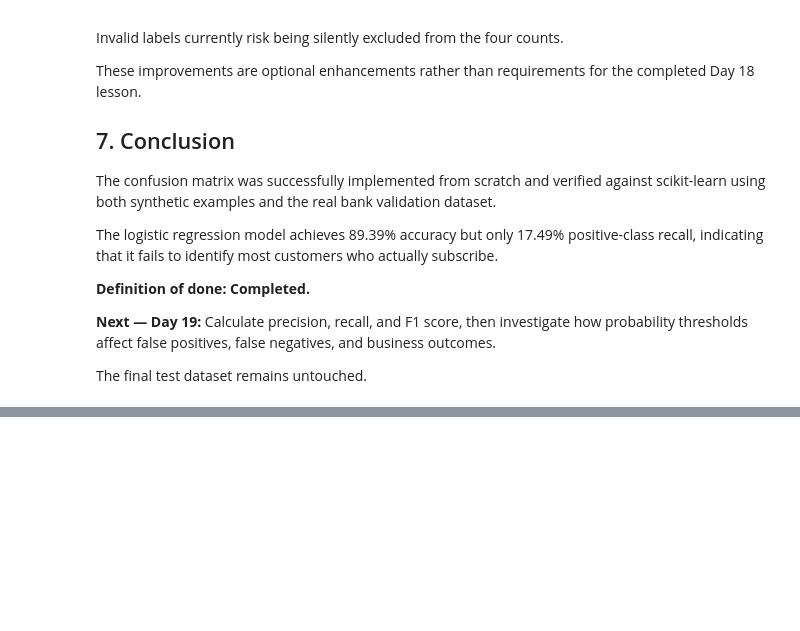
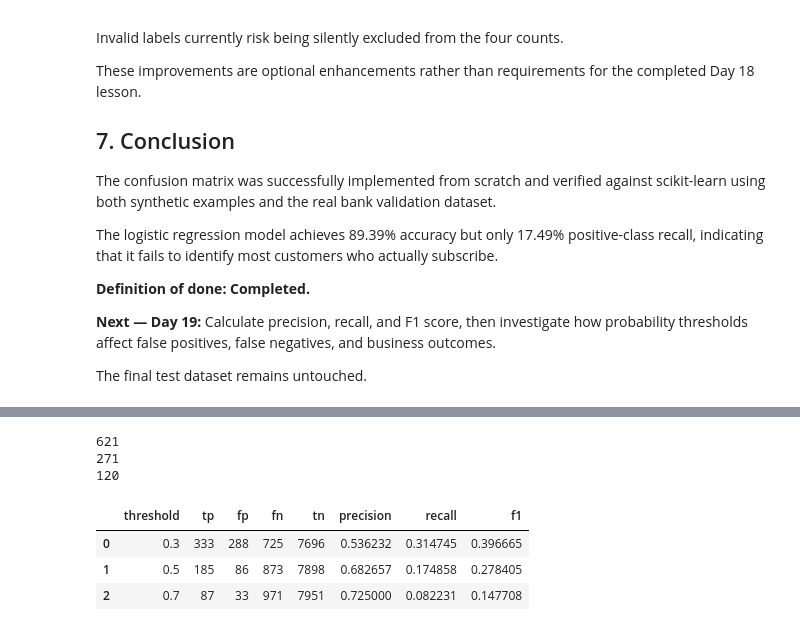
Before and after one commit to acitra0/ai-ml-engineering, a Jupyter notebook: zoomcamp/03-classification/bank-subscription/bank_baseline.ipynb, the cells around one changed output, grey strips where cells are left out. Saved outputs shown, nothing was run; the diff lists cells and outputs as text; code cells hidden in the pictures; blank space fills up the shorter version.

Commit message:
Day 19: Evaluate classification thresholds and metrics

```diff
--- a/zoomcamp/03-classification/bank-subscription/bank_baseline.ipynb
+++ b/zoomcamp/03-classification/bank-subscription/bank_baseline.ipynb
@@ -852,3 +852,17 @@ The logistic regression model achieves 89.39% accuracy but only 17.49% positive-
 **Next — Day 19:** Calculate precision, recall, and F1 score, then investigate how probability thresholds affect false positives, false negatives, and business outcomes.
 
 The final test dataset remains untouched.
+# %%
+cm = confusion_matrix(y_val, y_val_pred)
+tn = cm[0, 0]
+fp = cm[0, 1]
+fn = cm[1, 0]
+tp = cm[1, 1]
+
+precision = tp / (tp + fp)
+recall = tp / (tp + fn)
+f1 = 2 * ((precision * recall) / (precision + recall))
+
+print(round(precision, 4))
+print(round(recall, 4))
+print(round(f1, 4))
@@ -854,0 +883,63 @@ The final test dataset remains untouched.
+# %%
+probs = y_val_proba[:, 1]
+
+pred03 = (probs >= 0.3).astype(int)
+pred05 = (probs >= 0.5).astype(int)
+pred07 = (probs >= 0.7).astype(int)
+
+assert len(pred03) == len(y_val)
+assert len(pred05) == len(y_val)
+assert len(pred07) == len(y_val)
+
+assert np.array_equal(pred05, y_val_pred)
+
+count_pred03 = np.sum(pred03 == 1)
+count_pred05 = np.sum(pred05 == 1)
+count_pred07 = np.sum(pred07 == 1)
+
+assert count_pred03 >= count_pred05 and count_pred05 >= count_pred07
+
+print(count_pred03)
+print(count_pred05)
+print(count_pred07)
+# %% [output]
+621
+271
+120
+# %%
+threshold_eval = []
+thresholds = [0.3, 0.5, 0.7]
+threshold_preds = [pred03, pred05, pred07]
+for threshold, pred in zip(thresholds, threshold_preds):
+    cm = confusion_matrix_manual(y_val, pred)
+
+    tn = cm[0, 0]
+    fp = cm[0, 1]
+    fn = cm[1, 0]
+    tp = cm[1, 1]
+
+    precision = tp / (tp + fp)
+    recall = tp / (tp + fn)
+    f1 = 2 * ((precision * recall) / (precision + recall))
+
+    result = {
+        "threshold": threshold,
+        "tp": tp,
+        "fp": fp,
+        "fn": fn,
+        "tn": tn,
+        "precision": precision,
+        "recall": recall,
+        "f1": f1
+    }
+
+    threshold_eval.append(result)
+
+threshold_df = pd.DataFrame(threshold_eval)
+
+display(threshold_df)
+# %% [output]
+|  | threshold | tp | fp | fn | tn | precision | recall | f1 |
+| 0 | 0.3 | 333 | 288 | 725 | 7696 | 0.536232 | 0.314745 | 0.396665 |
+| 1 | 0.5 | 185 | 86 | 873 | 7898 | 0.682657 | 0.174858 | 0.278405 |
+| 2 | 0.7 | 87 | 33 | 971 | 7951 | 0.725000 | 0.082231 | 0.147708 |
```
Also changed, not shown: parts of 4 cells of this notebook.
